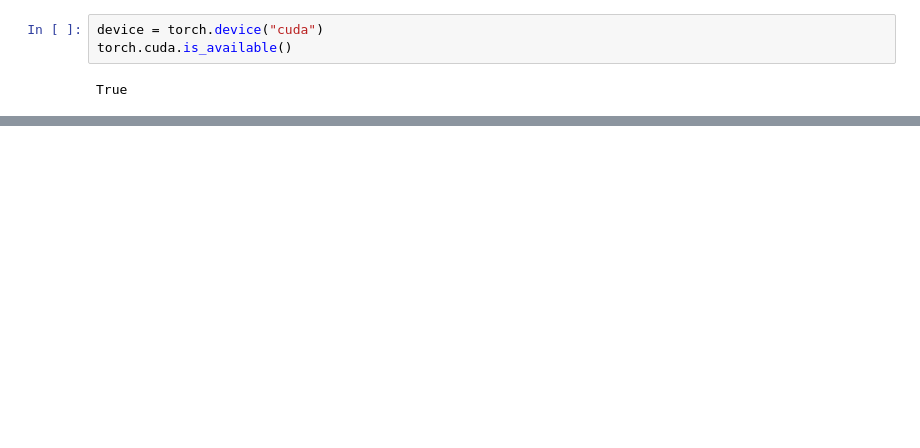
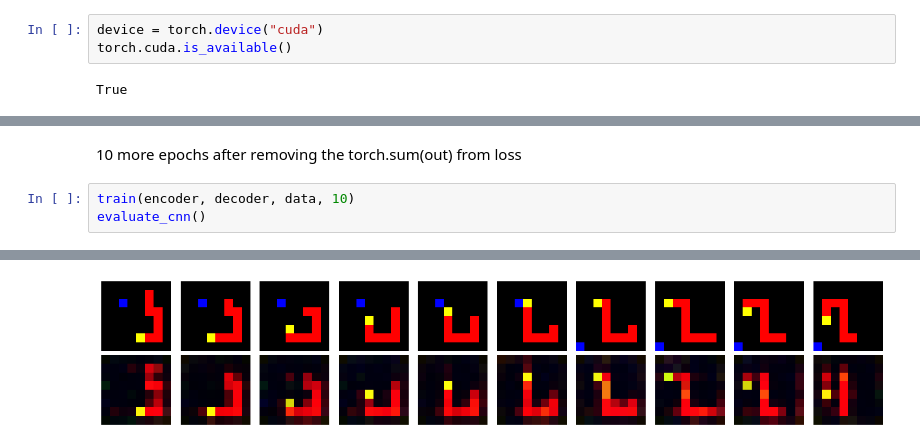
Before and after one commit to ujjwalyash/Battle-Of-The-Bots-SOC-2025, a Jupyter notebook: Week2/Snake_DQN.ipynb, the cells around one changed output, grey strips where cells are left out. Cells and saved outputs as stored; diff of their text form; blank space fills up the shorter version.

```diff
--- a/Week2/Snake_DQN.ipynb
+++ b/Week2/Snake_DQN.ipynb
@@ -951,0 +947,6 @@ np.shape(data)
+# %% [markdown]
+10 more epochs after removing the torch.sum(out) from loss
+# %%
+train(encoder, decoder, data, 10)
+evaluate_cnn()
+# %% [output]
@@ -951,0 +963 @@ np.shape(data)
+[figure, added]
```
Also changed, not shown: parts of 34 cells of this notebook, 3 other files.
